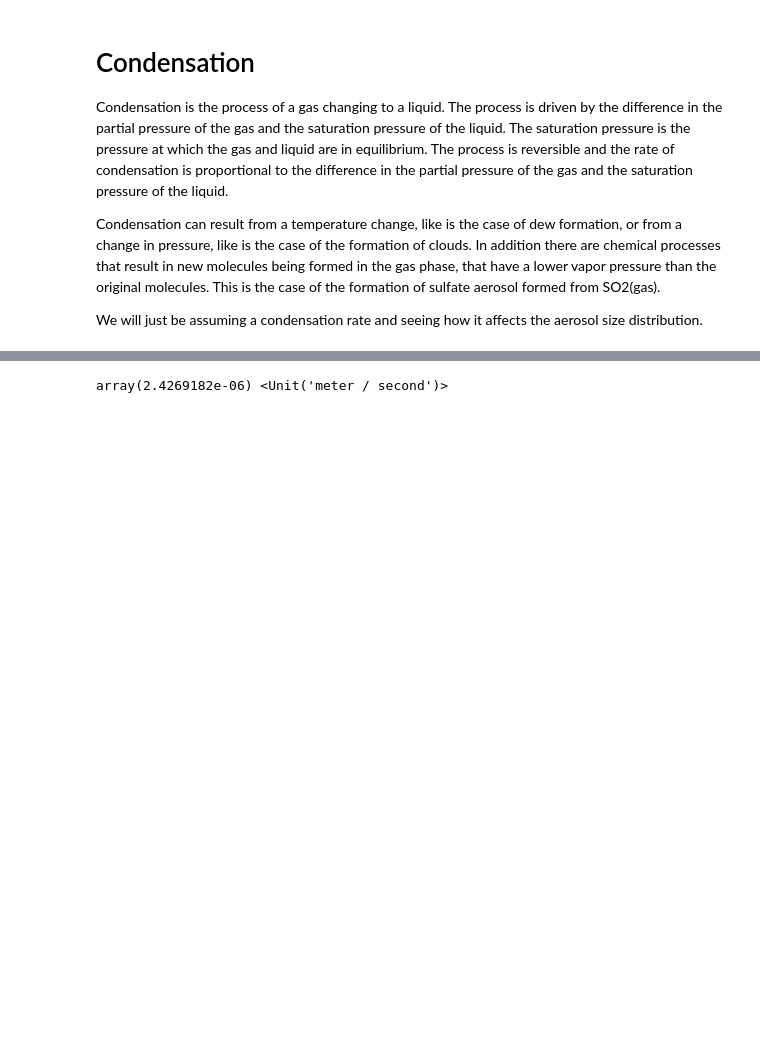
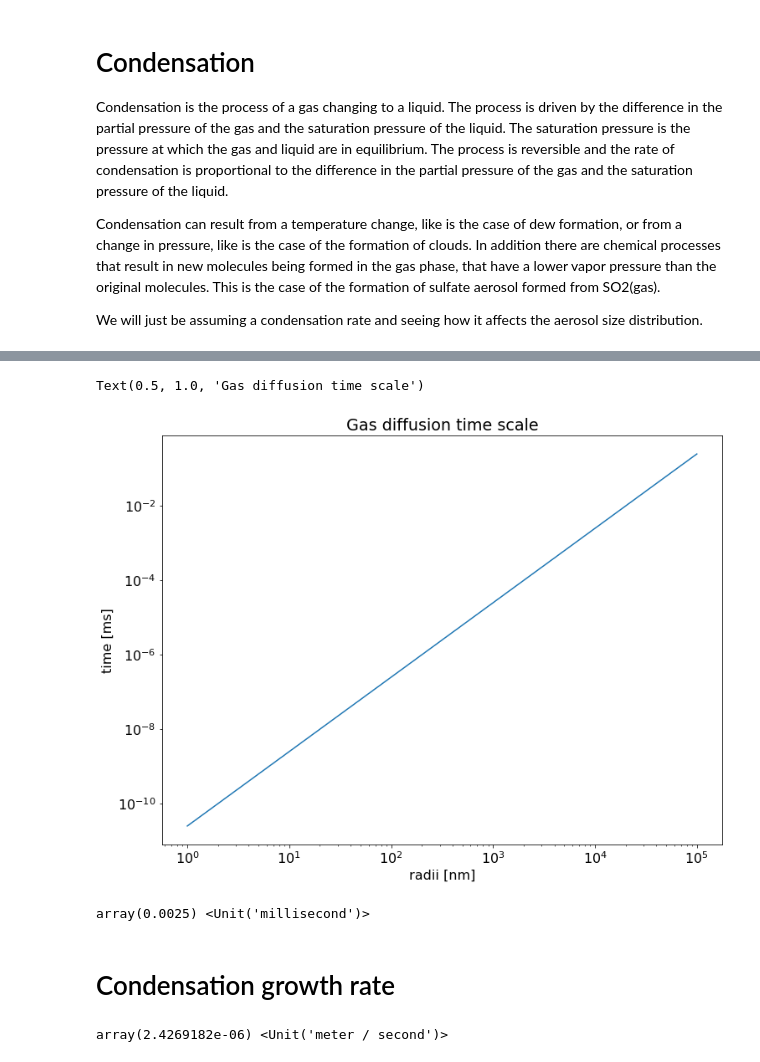
Before and after one commit to Gorkowski/Atmospheric_Science_Class, a Jupyter notebook: Classes/Part2/Lec_condensation_nucleation.ipynb, the cells around one changed output, grey strips where cells are left out. Saved outputs shown, nothing was run; the diff lists cells and outputs as text; code cells hidden in the pictures; blank space fills up the shorter version.

```diff
--- a/Classes/Part2/Lec_condensation_nucleation.ipynb
+++ b/Classes/Part2/Lec_condensation_nucleation.ipynb
@@ -22,3 +26,24 @@ plt.rcParams["font.size"] = (16)
+# %%
+radii = np.logspace(0, 5, 1000) * u.nm
+D_gas = 0.1 * u.cm**2 / u.s
+
+tau_gas = radii**2 / (4* D_gas)
+
+# plot
+fig, ax = plt.subplots()
+ax.loglog(radii, tau_gas.to(u.ms))
+ax.set_xlabel("radii [nm]")
+ax.set_ylabel("time [ms]")
+ax.set_title("Gas diffusion time scale")
+# %% [output]
+Text(0.5, 1.0, 'Gas diffusion time scale')
+[figure, added]
+# %%
+tau_gas[0]
+# %% [output]
+array(0.0025) <Unit('millisecond')>
+# %% [markdown]
+# Condensation growth rate
 # %%
 specifics = {
     "mode": 100e-9,
```
Also changed, not shown: parts of 8 cells of this notebook.
